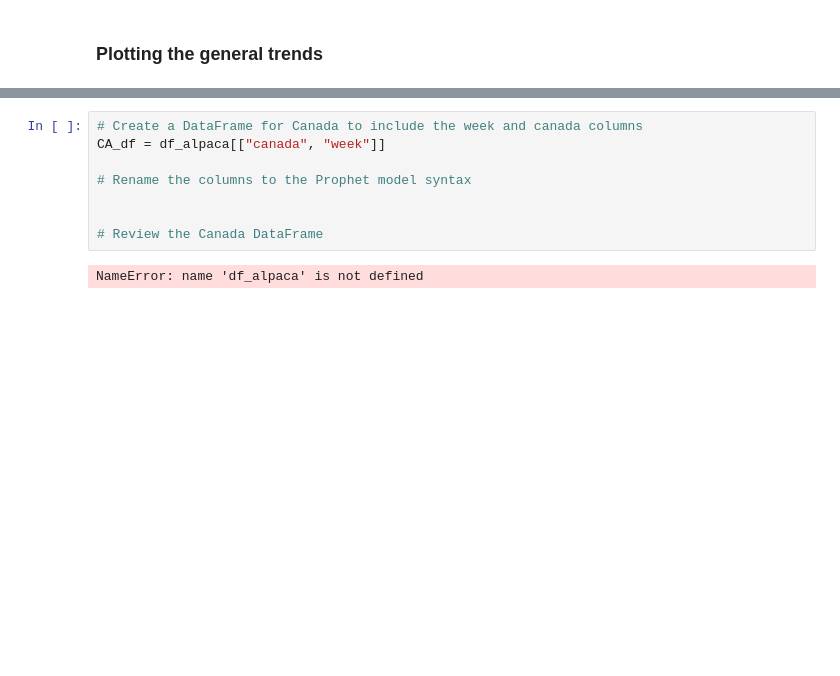
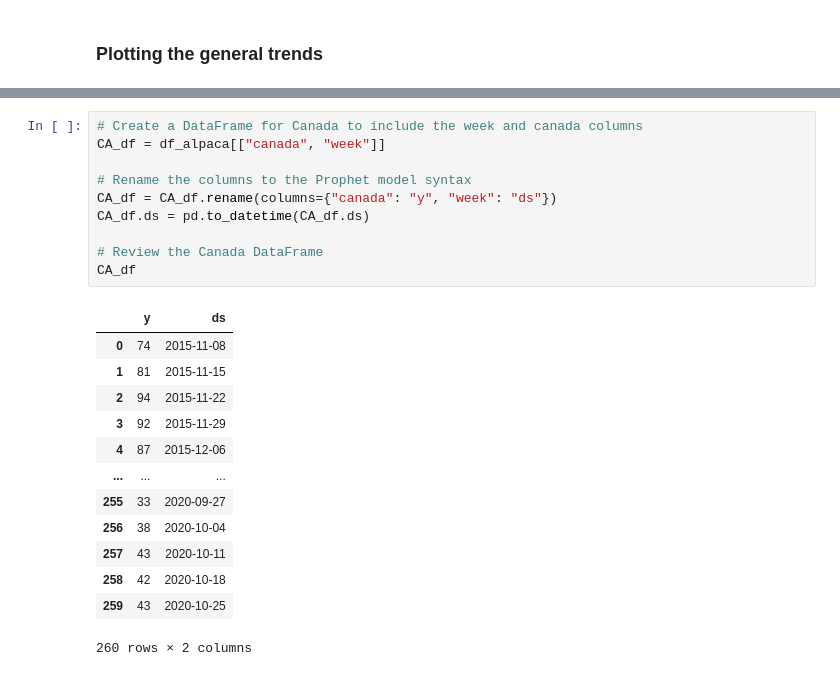
Before and after one commit to 00Smidge/AI-PT-WEST-AUGUST-080524, a Jupyter notebook: 08-Data-Predictions/3/Activities/02-Stu_Forecasting_Market_Opportunities/Unsolved/forecasting-market-opportunities.ipynb, the cells around one changed output, grey strips where cells are left out. Saved outputs shown, nothing was run; the diff lists cells and outputs as text; blank space fills up the shorter version.

```diff
--- a/08-Data-Predictions/3/Activities/02-Stu_Forecasting_Market_Opportunities/Unsolved/forecasting-market-opportunities.ipynb
+++ b/08-Data-Predictions/3/Activities/02-Stu_Forecasting_Market_Opportunities/Unsolved/forecasting-market-opportunities.ipynb
@@ -57,12 +58,26 @@ NameError: name 'ax' is not defined
 # %%
 # Create a DataFrame for Canada to include the week and canada columns
 CA_df = df_alpaca[["canada", "week"]]
 
 # Rename the columns to the Prophet model syntax
-
+CA_df = CA_df.rename(columns={"canada": "y", "week": "ds"})
+CA_df.ds = pd.to_datetime(CA_df.ds)
 
 # Review the Canada DataFrame
+CA_df
 # %% [output]
+|  | y | ds |
+| 0 | 74 | 2015-11-08 |
+| 1 | 81 | 2015-11-15 |
+| 2 | 94 | 2015-11-22 |
+| 3 | 92 | 2015-11-29 |
+| 4 | 87 | 2015-12-06 |
+| ... | ... | ... |
+| 255 | 33 | 2020-09-27 |
+| 256 | 38 | 2020-10-04 |
+| 257 | 43 | 2020-10-11 |
+| 258 | 42 | 2020-10-18 |
+| 259 | 43 | 2020-10-25 |
-NameError: name 'df_alpaca' is not defined
+260 rows × 2 columns
 # %%
 # Create a DataFrame for Uruguay to include the week and uruguay columns
```
Also changed, not shown: parts of 14 cells of this notebook.
